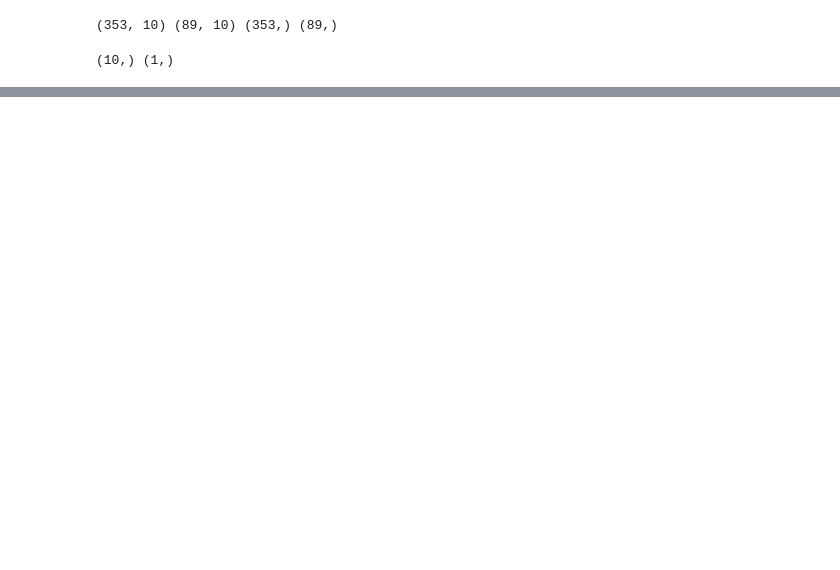
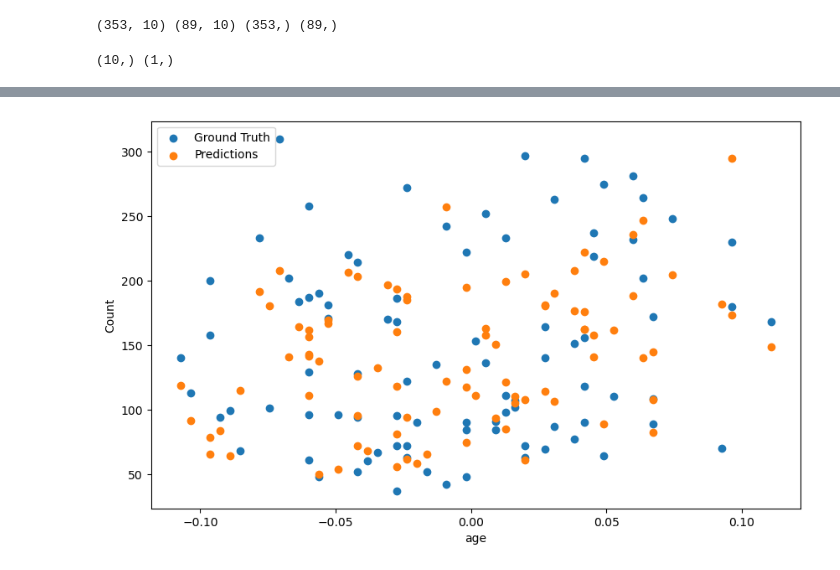
Before and after one commit to yoo-eun00/qwer, a Jupyter notebook: Exploration/Ex01/diabetes.ipynb, the cells around one changed output, grey strips where cells are left out. Drawn from its saved outputs; the diff is of its cells as text; code cells hidden in the pictures; blank space fills up the shorter version.

Commit message:
data visualization added in diabetes

```diff
--- a/Exploration/Ex01/diabetes.ipynb
+++ b/Exploration/Ex01/diabetes.ipynb
@@ -115,0 +116,11 @@ Mean Squared Error on Test Data : 2885.3083130130544
+# %%
+# plot the predicted values with humidity
+plt.figure(figsize=(10, 6))
+plt.scatter(X_test[:, 0], y_test, label='Ground Truth')
+plt.scatter(X_test[:, 0], y_pred, label='Predictions')
+plt.xlabel('age')
+plt.ylabel('Count')
+plt.legend()
+plt.show()
+# %% [output]
+[figure, added]
```
Also changed, not shown: parts of 2 cells of this notebook.
